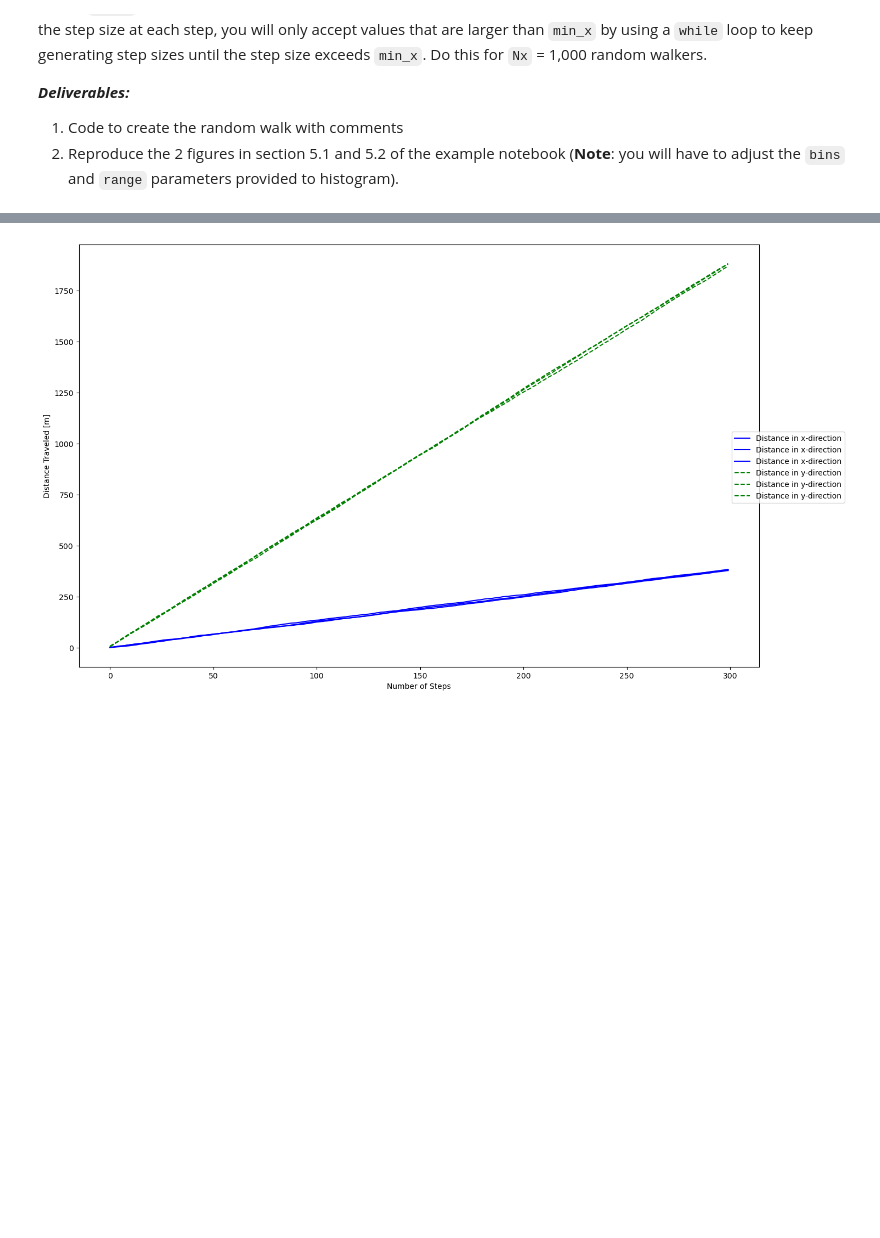
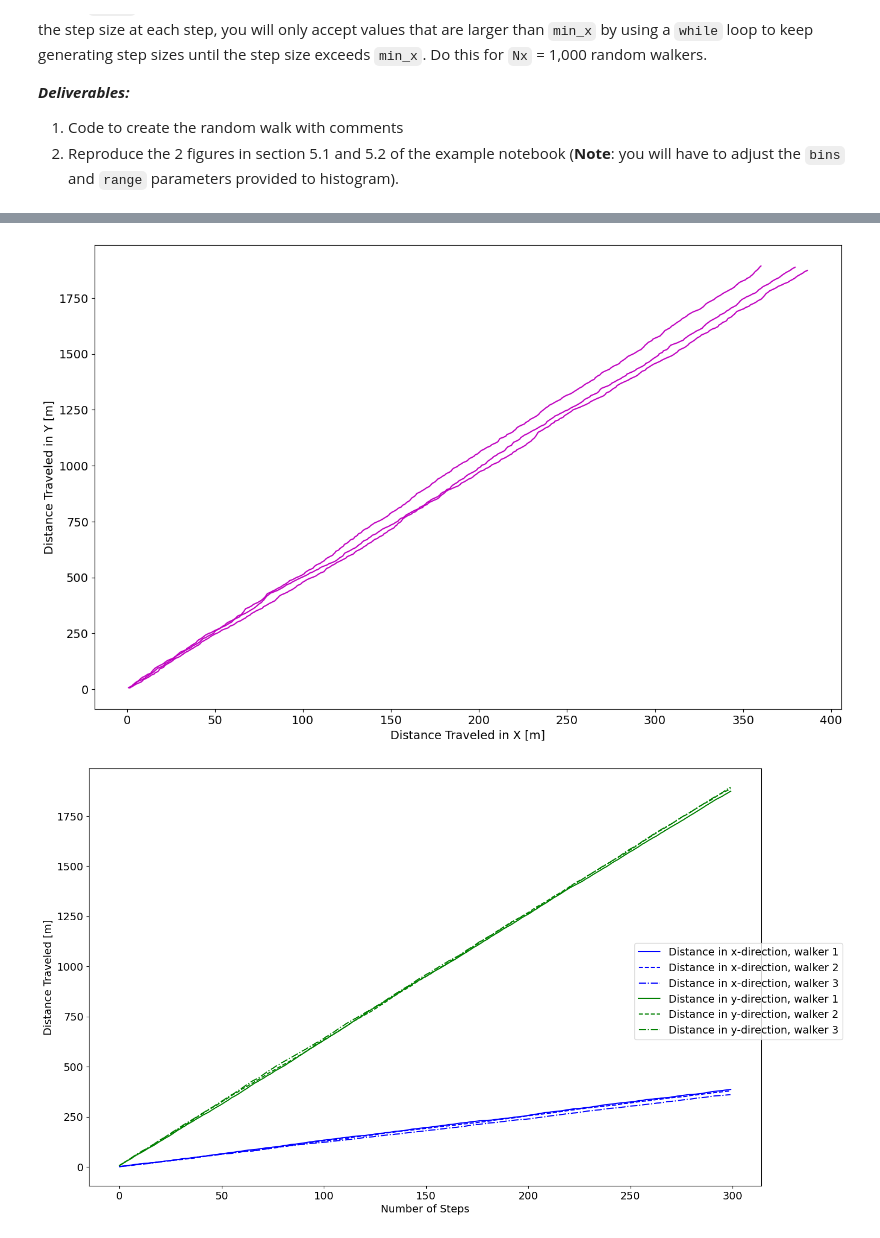
Before and after one commit to SJones167/GEOS_518, a Jupyter notebook: mod01-Assignment_SJones.ipynb, the cells around one changed output, grey strips where cells are left out. Cells and saved outputs as stored; diff of their text form; code cells hidden in the pictures; blank space fills up the shorter version.

Commit message:
Update mod01-Assignment_SJones.ipynb
Commit 2:51 pm 9/3/2021

```diff
--- a/mod01-Assignment_SJones.ipynb
+++ b/mod01-Assignment_SJones.ipynb
@@ -137,38 +137,64 @@ mu_Y = 5.0   # Average step size in y direction
 s_Y = 2.5    # Standard deviation of step size in y direction
 
 
 X = np.zeros((NT,NX))   # Initializes x; x represents position of walker along x-axis
 Y = np.zeros((NT,NX))   # Initializes y; y represents position of walker along y-axis
 
 # Use for loop to generate and assign values for walkers and time steps. Nested loop allows all the
 # walker data to be added to the x array for each time step, adding values to the array for each column
 # in the row before moving to the next row.
 
+# X-direction
 for i in np.arange(NT):      # Loop for time steps
     for j in np.arange(NX):   # Loop for walkers
 
         X_i = s_X*np.random.rand() + mu_X   # Creates random number with mean = 0, standard deviation = 1 which we use for random step size in x-direction
+
+        if(i==0):
+            X[i,j] = 0.0 + X_i   # Assigns first random step to first position or "row" in x; initial position of walker is 0
+
+        else:
+            X[i,j] = X[i-1,j] + X_i   # Adds new position to x array; new position is last position + random step
+
+
+# Y-direction
+for i in np.arange(NT):      # Loop for time steps
+    for j in np.arange(NX):   # Loop for walkers
+
         Y_i = s_Y*np.random.rand() + mu_Y   # Creates random number with mean = 0, standard deviation = 1 which we use for random step size in y-direction
 
         if(i==0):
-            X[i,j] = 0.0 + X_i   # Assigns first random step to first position or "row" in x; initial position of walker is 0
             Y[i,j] = 0.0 + Y_i   # Assigns first random step to first position or "row" in y; initial position of walker is 0
 
         else:
-            X[i,j] = X[i-1,j] + X_i   # Adds new position to x array; new position is last position + random step
             Y[i,j] = Y[i-1,j] + Y_i   # Adds new position to y array; new position is last position + random step
 
+# Plot y vs x
 
-# Plot x and y on same figure
+plt.rcParams.update({'font.size': 14}) #sets all font size for figures to 14
 
 fig = plt.figure(figsize = (16,10))
-l1= plt.plot(np.arange(NT),X, label='Distance in x-direction', linestyle='-', color='b')   # Plot steps taken in the x-direction by each walker
-l2= plt.plot(np.arange(NT),Y, label='Distance in y-direction', linestyle='--', color='g')  # Plot steps taken in the y-direction by each walker
+plt.plot(X,Y, 'm-')
+plt.ylabel('Distance Traveled in Y [m]')
+plt.xlabel('Distance Traveled in X [m]')
 
-fig.legend(loc='center right')   # Create legend => 3 lines corresponds to the number of walkers; not sure how to change
+
+# Plot steps vs x and steps vs y on same plot for all walkers
+fig2 = plt.figure(figsize = (16,10))
+
+Xw1= plt.plot(np.arange(NT), X[:,0], label='Distance in x-direction, walker 1', linestyle='-', color='b')   # Plot steps taken in the x-direction by walker 1
+Xw2= plt.plot(np.arange(NT), X[:,1], label='Distance in x-direction, walker 2', linestyle='--', color='b')  # Plot steps taken in the x-direction by walker 2
+Xw3= plt.plot(np.arange(NT), X[:,2], label='Distance in x-direction, walker 3', linestyle='-.', color='b')  # Plot steps taken in the x-direction by walker 3
+Yw1= plt.plot(np.arange(NT), Y[:,0], label='Distance in y-direction, walker 1', linestyle='-', color='g')   # Plot steps taken in the y-direction by walker 1
+Yw2= plt.plot(np.arange(NT), Y[:,1], label='Distance in y-direction, walker 2', linestyle='--', color='g')  # Plot steps taken in the y-direction by walker 2
+Yw3= plt.plot(np.arange(NT), Y[:,2], label='Distance in y-direction, walker 3', linestyle='-.', color='g')  # Plot steps taken in the y-direction by walker 3
+
+plt.xlabel('Number of Steps')
 plt.ylabel('Distance Traveled [m]')
-plt.xlabel('Number of Steps')
+fig2.legend(loc='center right')   # Create legend => 3 lines corresponds to the number of walkers; not sure how to change
+
 
 plt.show()
 # %% [output]
-[figure, old version]
+[figure, new version]
+[figure, added]
```
Also changed, not shown: parts of 3 cells of this notebook.
